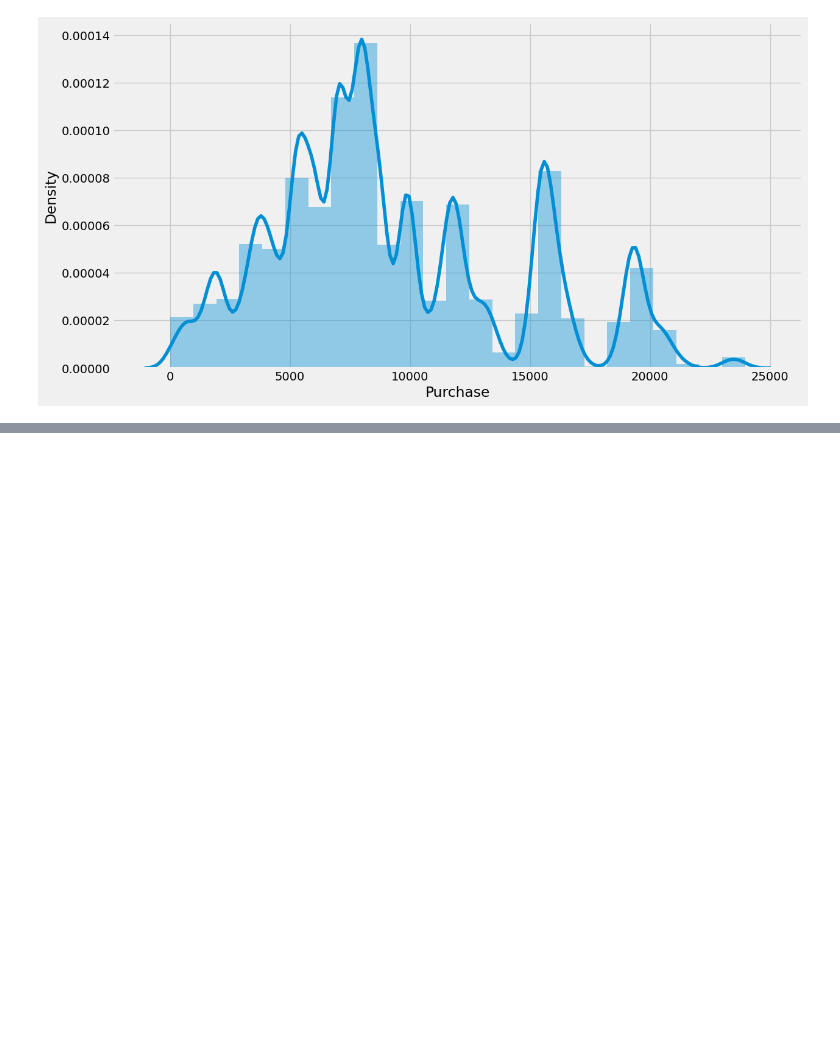
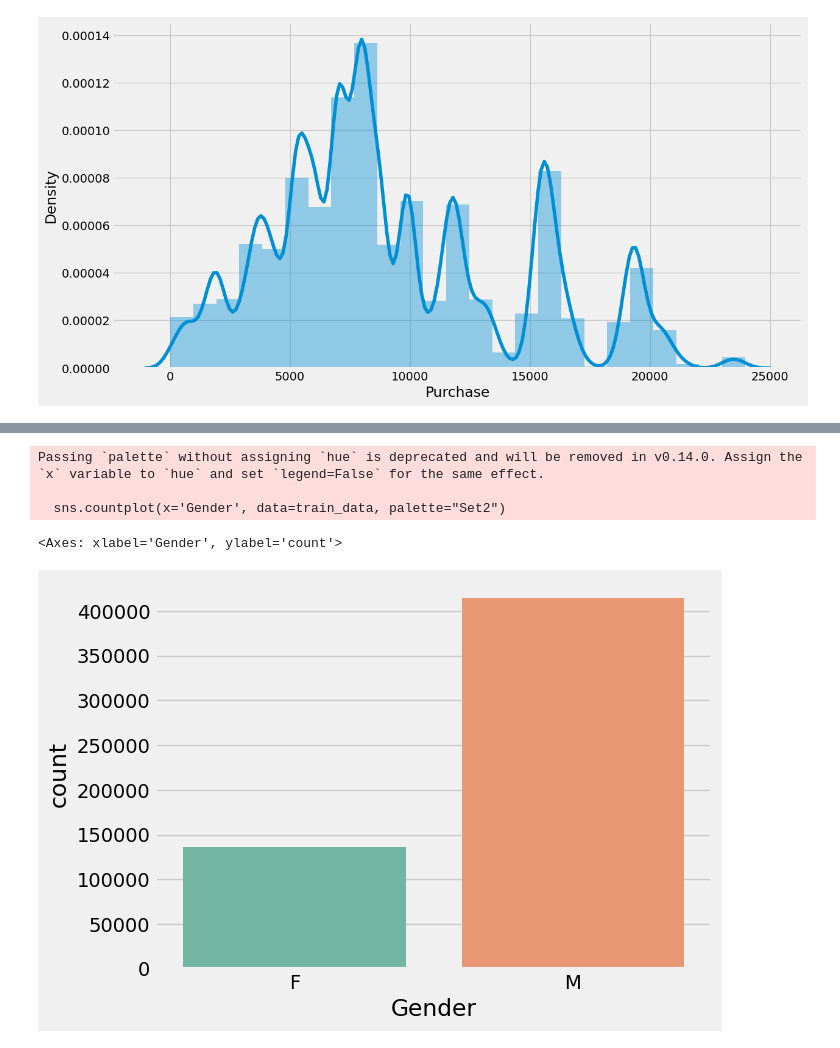
Before and after one commit to bimsi/Black-Friday-Sales-Prediction-Analysis, a Jupyter notebook: Black_Friday_Sales_Prediction_Analysis.ipynb, the cells around one changed output, grey strips where cells are left out. Drawn from its saved outputs; the diff is of its cells as text; code cells hidden in the pictures; blank space fills up the shorter version.

```diff
--- a/Black_Friday_Sales_Prediction_Analysis.ipynb
+++ b/Black_Friday_Sales_Prediction_Analysis.ipynb
@@ -144,0 +152,10 @@ https://gist.github.com/mwaskom/de44147ed2974457ad6372750bbe5751
+# %%
+# prompt: use sns.counterplot to plot Gender as x axis and count as y axis. use different colurs for x axis
+
+sns.countplot(x='Gender', data=train_data, palette="Set2")
+# %% [output]
+Passing `palette` without assigning `hue` is deprecated and will be removed in v0.14.0. Assign the `x` variable to `hue` and set `legend=False` for the same effect.
+
+  sns.countplot(x='Gender', data=train_data, palette="Set2")
+<Axes: xlabel='Gender', ylabel='count'>
+[figure, added]
```
Also changed, not shown: parts of 14 cells of this notebook.
